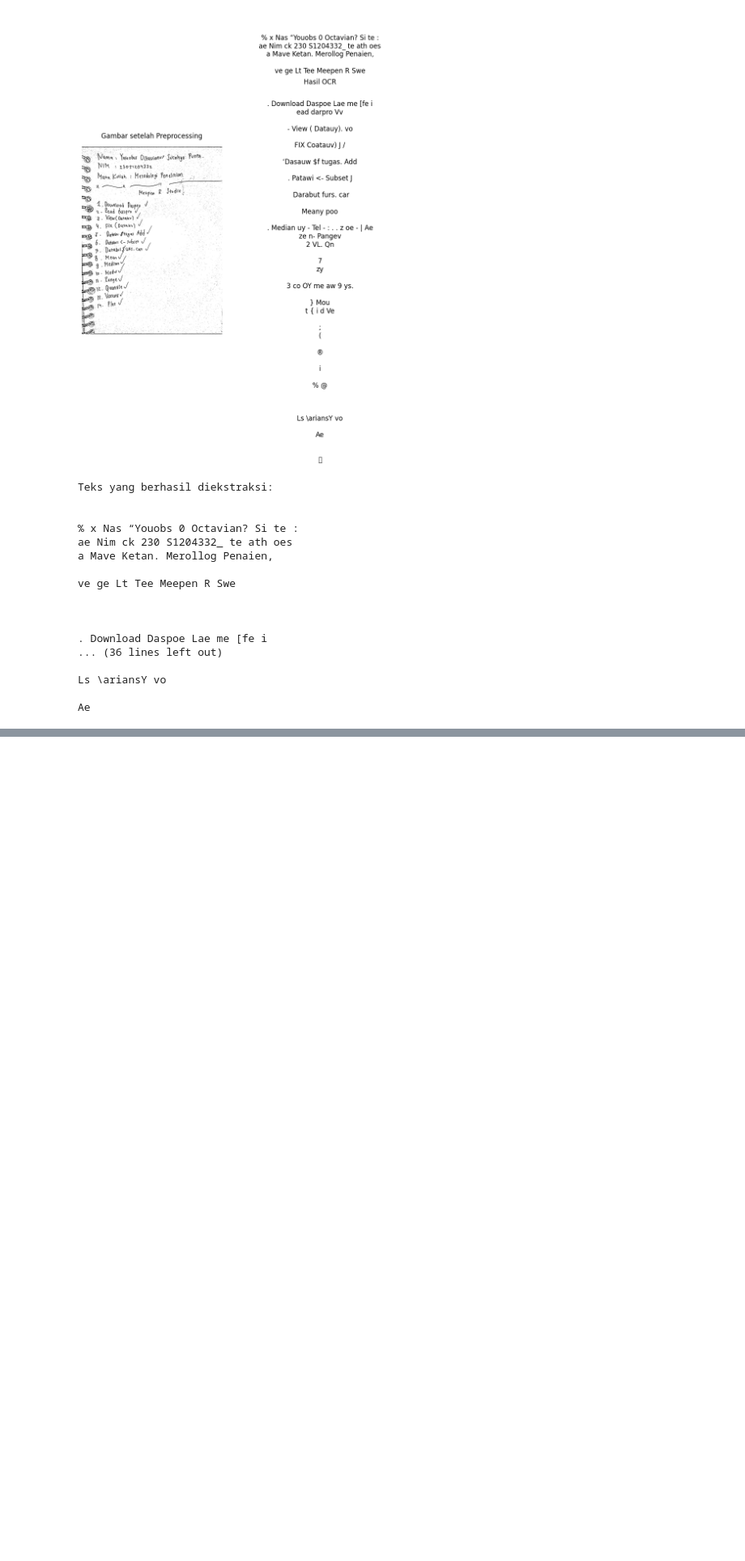
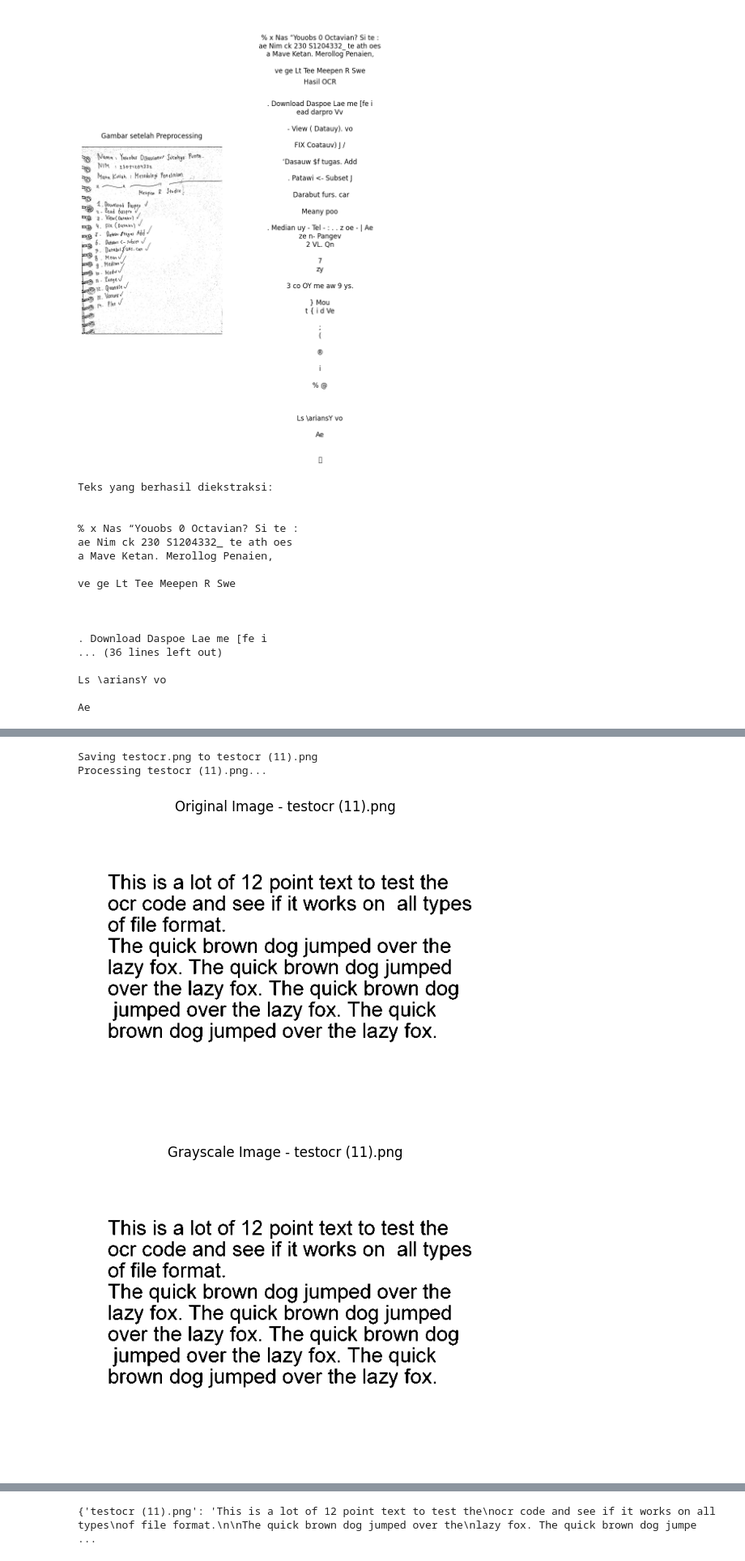
Before and after one commit to arezyhs/Python-Digital-Image-Processing-Projects, a Jupyter notebook: digital-image-processing-project.ipynb, the cells around one changed output, grey strips where cells are left out. Shown at 81% size. Drawn from its saved outputs; the diff is of its cells as text; code cells hidden in the pictures; blank space fills up the shorter version.

```diff
--- a/digital-image-processing-project.ipynb
+++ b/digital-image-processing-project.ipynb
@@ -236,0 +404,74 @@ Ae
+# %%
+import cv2
+import pytesseract
+from google.colab import files
+from matplotlib import pyplot as plt
+
+# Function to upload images
+def upload_images():
+    uploaded = files.upload()
+    image_paths = list(uploaded.keys())
+    return image_paths
+
+# Function to show image using matplotlib
+def show_image(image, title="Image"):
+    plt.imshow(cv2.cvtColor(image, cv2.COLOR_BGR2RGB))  # Convert BGR to RGB
+    plt.title(title)
+    plt.axis('off')
+    plt.show()
+
+# Function to process image and extract text
+def extract_text_from_image(image_path):
+    # Load image
+    image = cv2.imread(image_path)
+
+    # Show the original image
+    show_image(image, f"Original Image - {image_path}")
+
+    # Convert to grayscale
+    gray = cv2.cvtColor(image, cv2.COLOR_BGR2GRAY)
+    show_image(gray, f"Grayscale Image - {image_path}")
+
+    # Apply adaptive histogram equalization (CLAHE) to improve contrast
+    clahe = cv2.createCLAHE(clipLimit=2.0, tileGridSize=(8,8))
+    gray = clahe.apply(gray)
+    show_image(gray, f"CLAHE Applied - {image_path}")
+
+    # Apply a bilateral filter to reduce noise while preserving edges
+    denoised = cv2.bilateralFilter(gray, 9, 75, 75)
+    show_image(denoised, f"Bilateral Filter Applied - {image_path}")
+
+    # Apply adaptive thresholding to improve text extraction in varied lighting
+    thresh = cv2.adaptiveThreshold(denoised, 255, cv2.ADAPTIVE_THRESH_GAUSSIAN_C,
+                                   cv2.THRESH_BINARY, 11, 2)
+    show_image(thresh, f"Thresholded Image - {image_path}")
+
+    # Find contours in the thresholded image
+    contours, _ = cv2.findContours(thresh, cv2.RETR_EXTERNAL, cv2.CHAIN_APPROX_SIMPLE)
+
+    # Draw contours on the original image
+    contour_image = image.copy()
+    cv2.drawContours(contour_image, contours, -1, (0, 255, 0), 2)
+    show_image(contour_image, f"Contours on Image - {image_path}")
+
+    # Use pytesseract to extract text
+    text = pytesseract.image_to_string(thresh, config='--oem 3 --psm 6')
+
+    return text
+
+# Upload images
+image_paths = upload_images()
+
+# Process each uploaded image
+extracted_texts = {}
+for image_path in image_paths:
+    print(f"Processing {image_path}...\n")
+    text = extract_text_from_image(image_path)
+    extracted_texts[image_path] = text
+    print(f"Extracted text from {image_path}:")
+    print(text)
+    print("\n" + "="*50 + "\n")
+
+# Display the extracted texts for all images
+extracted_texts
+# %% [output]
@@ -236,0 +479,4 @@ Ae
+Saving testocr.png to testocr (11).png
+Processing testocr (11).png...
+[figure, added]
+[figure, added]
@@ -236,0 +500 @@ Ae
+{'testocr (11).png': 'This is a lot of 12 point text to test the\nocr code and see if it works on all types\nof file format.\n\nThe quick brown dog jumped over the\nlazy fox. The quick brown dog jumpe ...
```
Also changed, not shown: parts of 7 cells of this notebook.
